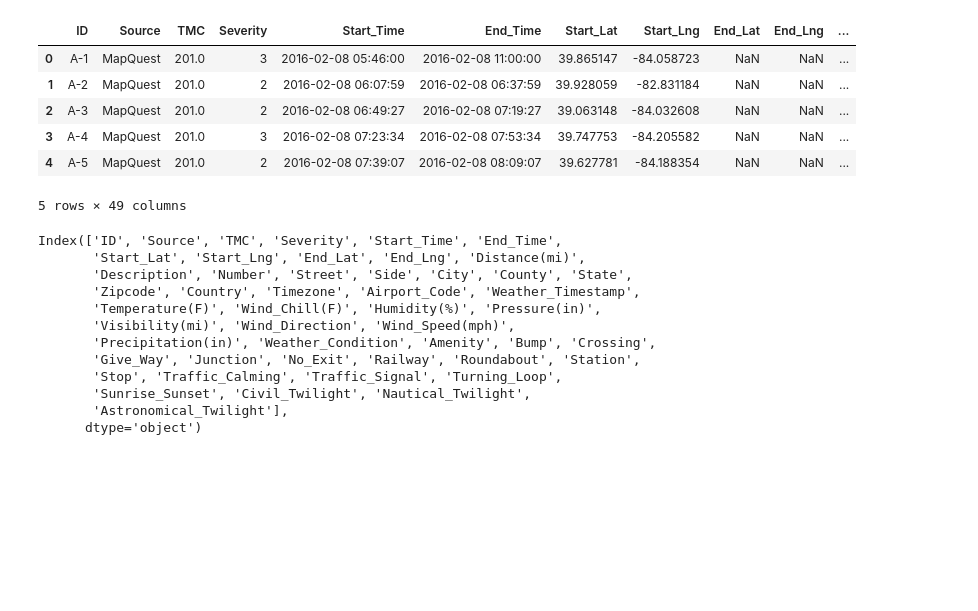
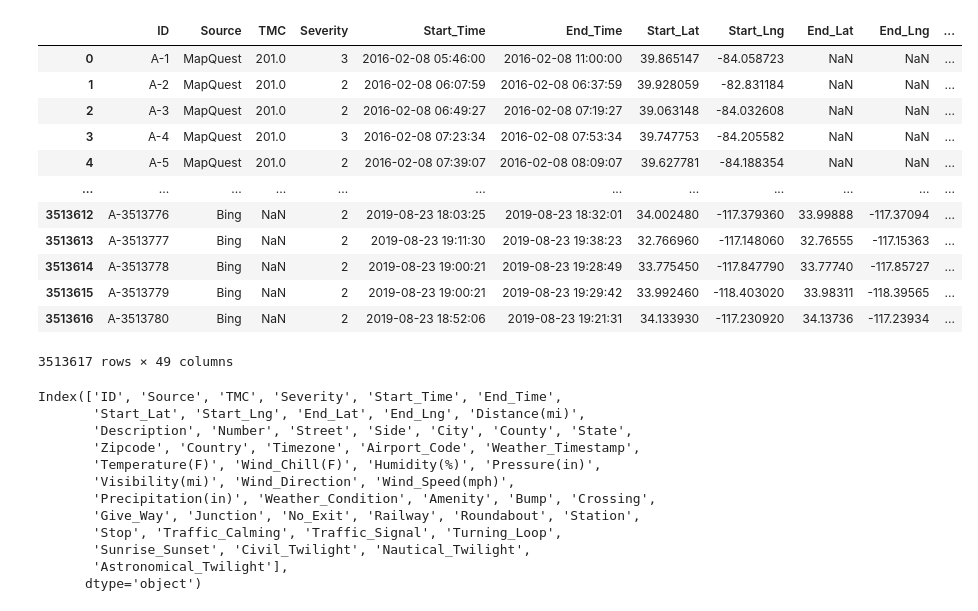
Before and after one commit to ykrasnikov/US-Traffic-Accidents, a Jupyter notebook: CODE_data_cleanup/YK_accidents_2017-2019_allstates.ipynb, the cells around one changed output. Drawn from its saved outputs; the diff is of its cells as text; code cells hidden in the pictures; blank space fills up the shorter version.

```diff
--- a/CODE_data_cleanup/YK_accidents_2017-2019_allstates.ipynb
+++ b/CODE_data_cleanup/YK_accidents_2017-2019_allstates.ipynb
@@ -6,15 +6,21 @@ import time
 path="data/US_Accidents_June20.csv"
 traffic_df = pd.read_csv(path)
 # %%
-traffic_df.head() # debug print
+traffic_df # debug print
 # %% [output]
 |  | ID | Source | TMC | Severity | Start_Time | End_Time | Start_Lat | Start_Lng | End_Lat | End_Lng | ... |
 | 0 | A-1 | MapQuest | 201.0 | 3 | 2016-02-08 05:46:00 | 2016-02-08 11:00:00 | 39.865147 | -84.058723 | NaN | NaN | ... |
 | 1 | A-2 | MapQuest | 201.0 | 2 | 2016-02-08 06:07:59 | 2016-02-08 06:37:59 | 39.928059 | -82.831184 | NaN | NaN | ... |
 | 2 | A-3 | MapQuest | 201.0 | 2 | 2016-02-08 06:49:27 | 2016-02-08 07:19:27 | 39.063148 | -84.032608 | NaN | NaN | ... |
 | 3 | A-4 | MapQuest | 201.0 | 3 | 2016-02-08 07:23:34 | 2016-02-08 07:53:34 | 39.747753 | -84.205582 | NaN | NaN | ... |
 | 4 | A-5 | MapQuest | 201.0 | 2 | 2016-02-08 07:39:07 | 2016-02-08 08:09:07 | 39.627781 | -84.188354 | NaN | NaN | ... |
+| ... | ... | ... | ... | ... | ... | ... | ... | ... | ... | ... | ... |
+| 3513612 | A-3513776 | Bing | NaN | 2 | 2019-08-23 18:03:25 | 2019-08-23 18:32:01 | 34.002480 | -117.379360 | 33.99888 | -117.37094 | ... |
+| 3513613 | A-3513777 | Bing | NaN | 2 | 2019-08-23 19:11:30 | 2019-08-23 19:38:23 | 32.766960 | -117.148060 | 32.76555 | -117.15363 | ... |
+| 3513614 | A-3513778 | Bing | NaN | 2 | 2019-08-23 19:00:21 | 2019-08-23 19:28:49 | 33.775450 | -117.847790 | 33.77740 | -117.85727 | ... |
+| 3513615 | A-3513779 | Bing | NaN | 2 | 2019-08-23 19:00:21 | 2019-08-23 19:29:42 | 33.992460 | -118.403020 | 33.98311 | -118.39565 | ... |
+| 3513616 | A-3513780 | Bing | NaN | 2 | 2019-08-23 18:52:06 | 2019-08-23 19:21:31 | 34.133930 | -117.230920 | 34.13736 | -117.23934 | ... |
-5 rows × 49 columns
+3513617 rows × 49 columns
 # %%
 traffic_df.columns # debug print
 # %% [output]
```
Also changed, not shown: 26 other files.
